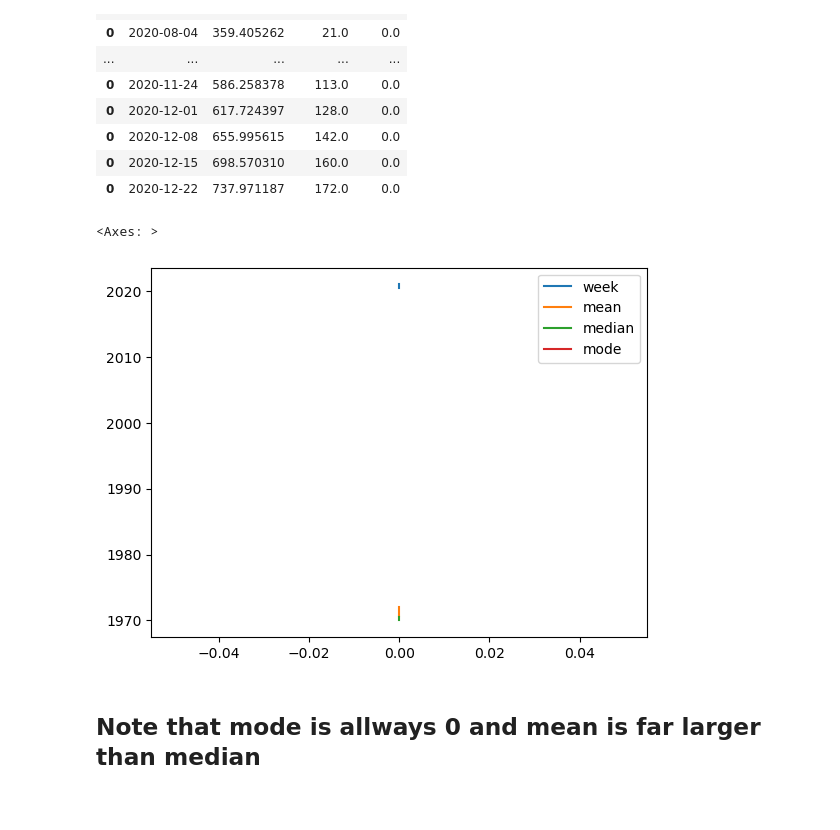
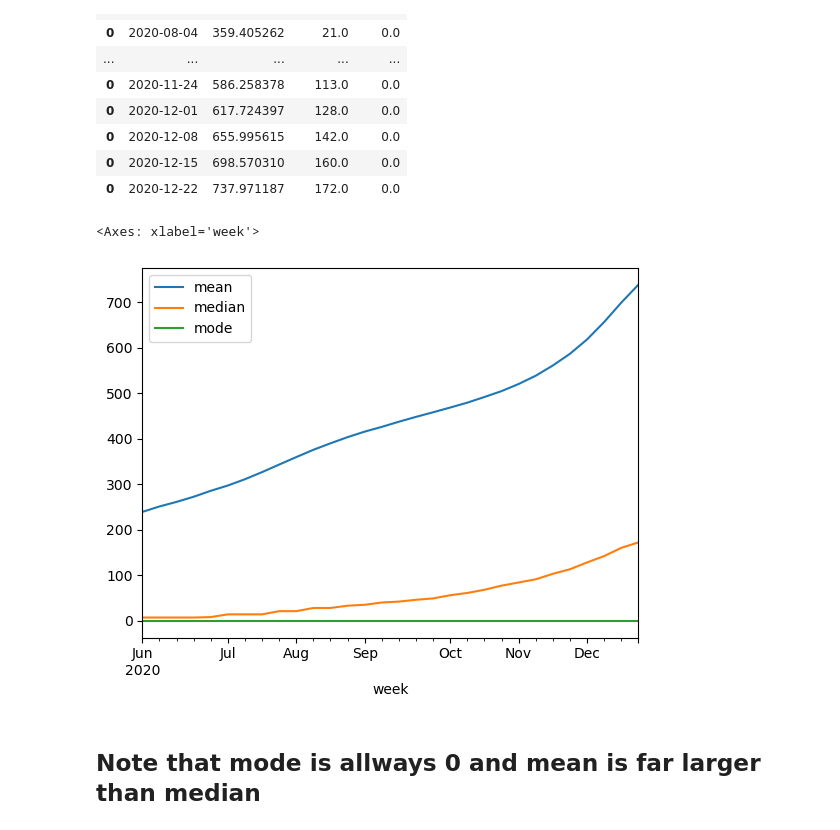
Before and after one commit to aiwayemi/Group-1, a Jupyter notebook: Project Stage - II_Kevin_Hayes.ipynb, the cells around one changed output. Drawn from its saved outputs; the diff is of its cells as text; code cells hidden in the pictures.

Commit message:
Get country data by date

```diff
--- a/Project Stage - II_Kevin_Hayes.ipynb
+++ b/Project Stage - II_Kevin_Hayes.ipynb
@@ -84,11 +84,11 @@ death_dates
 def get_weekly_stats(dates): #Note: was written for deaths, but should work the same for infect
 
     weeks = [range(i, i + 7) for i in range(0, len(dates.columns) - 7, 7)]
-    dates.iloc[:, death_weeks[0]]
+    dates.iloc[:, weeks[0]]
 
     stats = pd.DataFrame({"week": [],"mean" : [], "median" : [], "mode" : []})
 
-    for i in range(len(death_weeks)):
+    for i in range(len(weeks)):
         date = dates.iloc[:, weeks[i]].iloc[0, :].keys()[0]
         #print(date)
         week = dates.iloc[:, weeks[i]].sum(axis = 1)
@@ -122,10 +122,10 @@ death_stats
 | 0 | 2020-12-15 | 698.570310 | 160.0 | 0.0 |
 | 0 | 2020-12-22 | 737.971187 | 172.0 | 0.0 |
 # %%
-death_stats.plot()
+death_stats.plot(x = "week")
 # %% [output]
-<Axes: >
+<Axes: xlabel='week'>
-[figure, old version]
+[figure, new version]
 # %% [markdown]
 ## Note that mode is allways 0 and mean is far larger than median
 # %%
```
Also changed, not shown: parts of 9 cells of this notebook, 1 other file.
